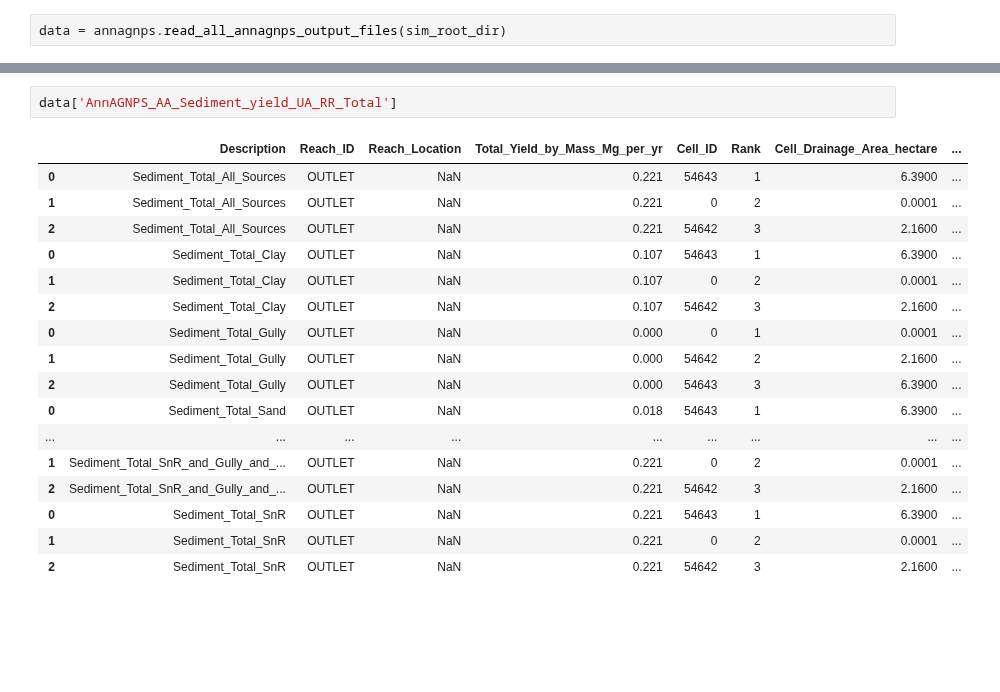
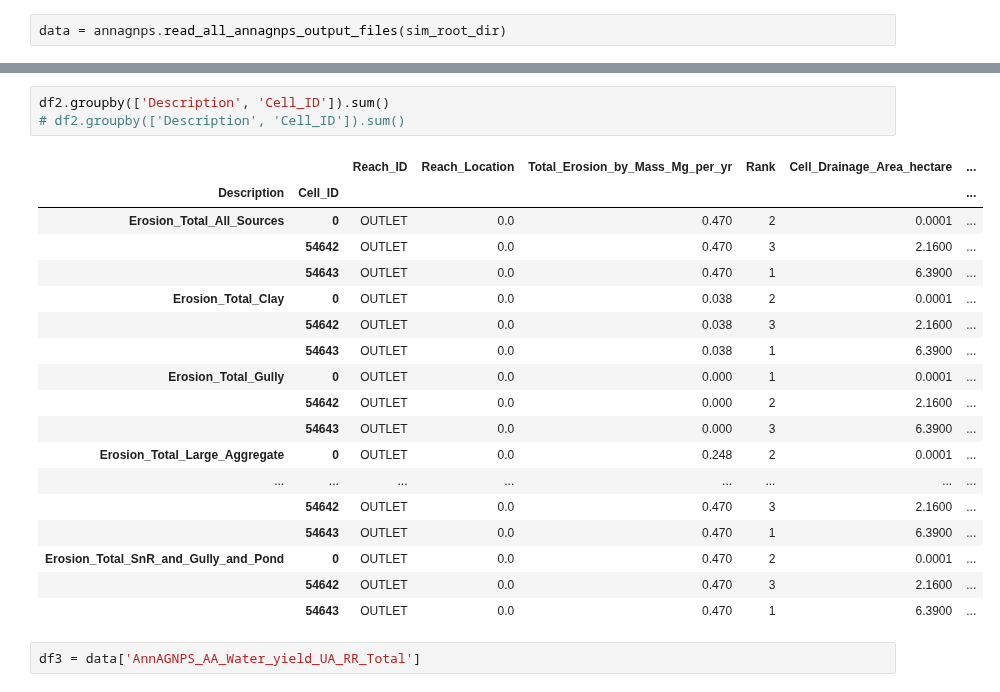
Before and after one commit to LucRSquared/pyagnps, a Jupyter notebook: notebooks/annagnps/post_process_annagnps_outputs.ipynb, the cells around one changed output, grey strips where cells are left out. Drawn from its saved outputs; the diff is of its cells as text; blank space fills up the shorter version.

```diff
--- a/notebooks/annagnps/post_process_annagnps_outputs.ipynb
+++ b/notebooks/annagnps/post_process_annagnps_outputs.ipynb
@@ -92,20 +45,24 @@ data['AnnAGNPS_AA_Sediment_erosion_UA_RR_Total']
-# %%
-data['AnnAGNPS_AA_Sediment_yield_UA_RR_Total']
-# %% [output]
-|  | Description | Reach_ID | Reach_Location | Total_Yield_by_Mass_Mg_per_yr | Cell_ID | Rank | Cell_Drainage_Area_hectare | ... |
-| 0 | Sediment_Total_All_Sources | OUTLET | NaN | 0.221 | 54643 | 1 | 6.3900 | ... |
-| 1 | Sediment_Total_All_Sources | OUTLET | NaN | 0.221 | 0 | 2 | 0.0001 | ... |
-| 2 | Sediment_Total_All_Sources | OUTLET | NaN | 0.221 | 54642 | 3 | 2.1600 | ... |
-| 0 | Sediment_Total_Clay | OUTLET | NaN | 0.107 | 54643 | 1 | 6.3900 | ... |
-| 1 | Sediment_Total_Clay | OUTLET | NaN | 0.107 | 0 | 2 | 0.0001 | ... |
-| 2 | Sediment_Total_Clay | OUTLET | NaN | 0.107 | 54642 | 3 | 2.1600 | ... |
-| 0 | Sediment_Total_Gully | OUTLET | NaN | 0.000 | 0 | 1 | 0.0001 | ... |
-| 1 | Sediment_Total_Gully | OUTLET | NaN | 0.000 | 54642 | 2 | 2.1600 | ... |
-| 2 | Sediment_Total_Gully | OUTLET | NaN | 0.000 | 54643 | 3 | 6.3900 | ... |
-| 0 | Sediment_Total_Sand | OUTLET | NaN | 0.018 | 54643 | 1 | 6.3900 | ... |
-| ... | ... | ... | ... | ... | ... | ... | ... | ... |
-| 1 | Sediment_Total_SnR_and_Gully_and_... | OUTLET | NaN | 0.221 | 0 | 2 | 0.0001 | ... |
-| 2 | Sediment_Total_SnR_and_Gully_and_... | OUTLET | NaN | 0.221 | 54642 | 3 | 2.1600 | ... |
-| 0 | Sediment_Total_SnR | OUTLET | NaN | 0.221 | 54643 | 1 | 6.3900 | ... |
-| 1 | Sediment_Total_SnR | OUTLET | NaN | 0.221 | 0 | 2 | 0.0001 | ... |
-| 2 | Sediment_Total_SnR | OUTLET | NaN | 0.221 | 54642 | 3 | 2.1600 | ... |
+# %%
+df2.groupby(['Description', 'Cell_ID']).sum()
+# df2.groupby(['Description', 'Cell_ID']).sum()
+# %% [output]
+|  |  | Reach_ID | Reach_Location | Total_Erosion_by_Mass_Mg_per_yr | Rank | Cell_Drainage_Area_hectare | ... |
+| Description | Cell_ID |  |  |  |  |  | ... |
+| Erosion_Total_All_Sources | 0 | OUTLET | 0.0 | 0.470 | 2 | 0.0001 | ... |
+|  | 54642 | OUTLET | 0.0 | 0.470 | 3 | 2.1600 | ... |
+|  | 54643 | OUTLET | 0.0 | 0.470 | 1 | 6.3900 | ... |
+| Erosion_Total_Clay | 0 | OUTLET | 0.0 | 0.038 | 2 | 0.0001 | ... |
+|  | 54642 | OUTLET | 0.0 | 0.038 | 3 | 2.1600 | ... |
+|  | 54643 | OUTLET | 0.0 | 0.038 | 1 | 6.3900 | ... |
+| Erosion_Total_Gully | 0 | OUTLET | 0.0 | 0.000 | 1 | 0.0001 | ... |
+|  | 54642 | OUTLET | 0.0 | 0.000 | 2 | 2.1600 | ... |
+|  | 54643 | OUTLET | 0.0 | 0.000 | 3 | 6.3900 | ... |
+| Erosion_Total_Large_Aggregate | 0 | OUTLET | 0.0 | 0.248 | 2 | 0.0001 | ... |
+| ... | ... | ... | ... | ... | ... | ... | ... |
+|  | 54642 | OUTLET | 0.0 | 0.470 | 3 | 2.1600 | ... |
+|  | 54643 | OUTLET | 0.0 | 0.470 | 1 | 6.3900 | ... |
+| Erosion_Total_SnR_and_Gully_and_Pond | 0 | OUTLET | 0.0 | 0.470 | 2 | 0.0001 | ... |
+|  | 54642 | OUTLET | 0.0 | 0.470 | 3 | 2.1600 | ... |
+|  | 54643 | OUTLET | 0.0 | 0.470 | 1 | 6.3900 | ... |
+# %%
+df3 = data['AnnAGNPS_AA_Water_yield_UA_RR_Total']
```
Also changed, not shown: parts of 7 cells of this notebook, 1 other file.
